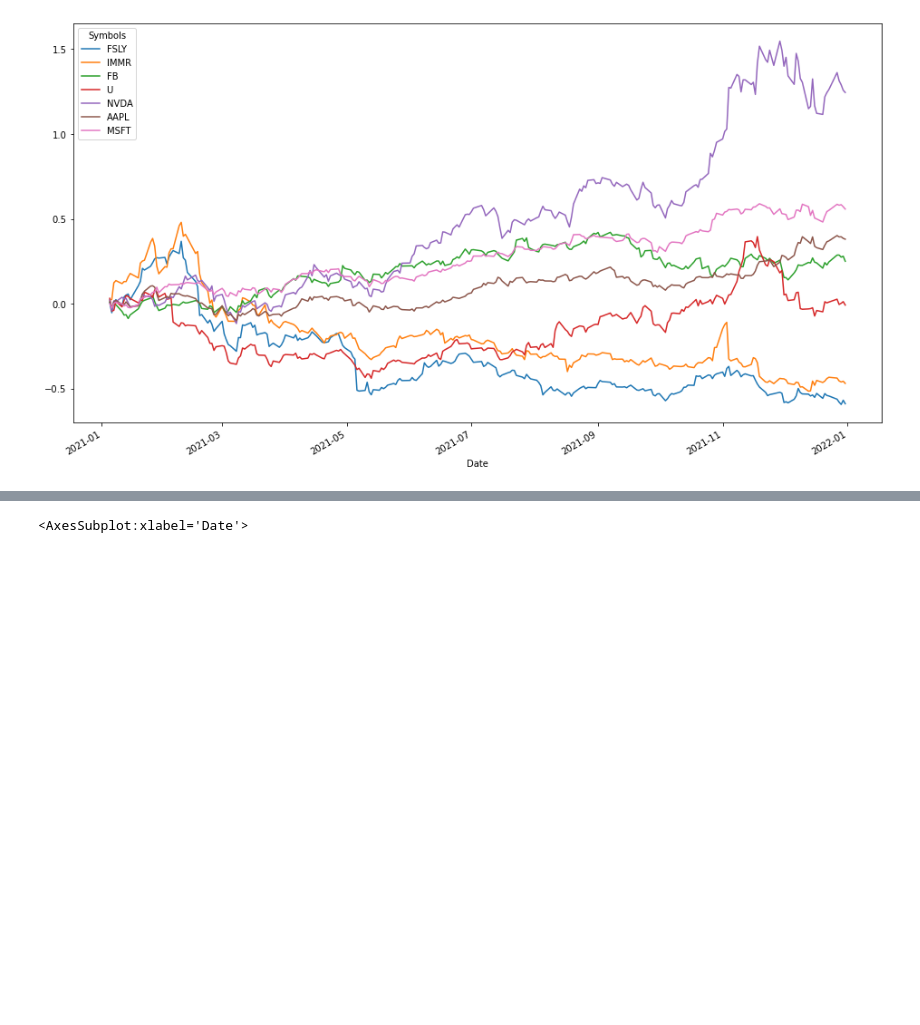
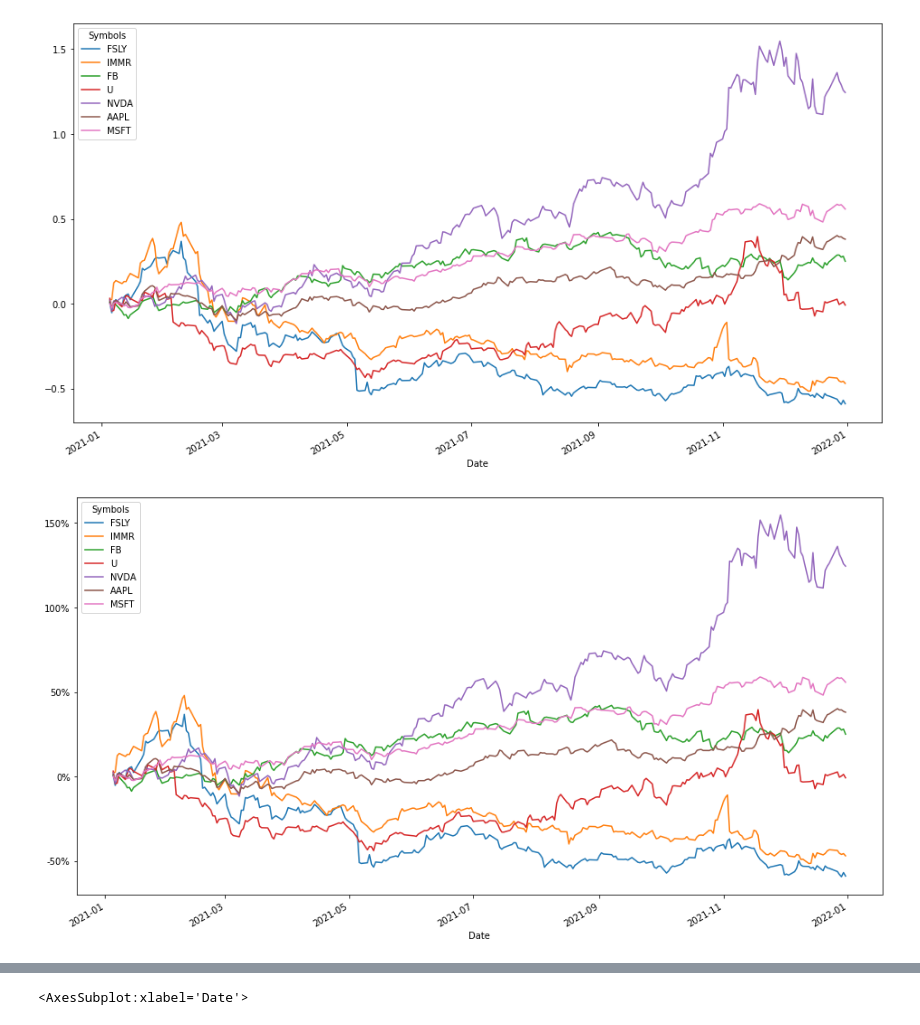
Before and after one commit to bigpotat/FA_Project, a Jupyter notebook: Project.ipynb, the cells around one changed output, grey strips where cells are left out. Drawn from its saved outputs; the diff is of its cells as text; code cells hidden in the pictures; blank space fills up the shorter version.

```diff
--- a/Project.ipynb
+++ b/Project.ipynb
@@ -82,6 +83,12 @@ return_series_adj.plot(figsize=(16,9))
 # %% [output]
 <AxesSubplot:xlabel='Date'>
 [figure]
+# %%
+ax1 = return_series_adj.plot(figsize=(16,9))
+#This sets the axis to percentage scale
+ax1.yaxis.set_major_formatter(FuncFormatter(lambda y, _: '{:.0%}'.format(y)))
+# %% [output]
+[figure, added]
 # %%
 ### Check for annualised return
 annualized_return = (1+return_series_adj.tail(1))**(1/(1/2))-1
```
Also changed, not shown: parts of 3 cells of this notebook.
